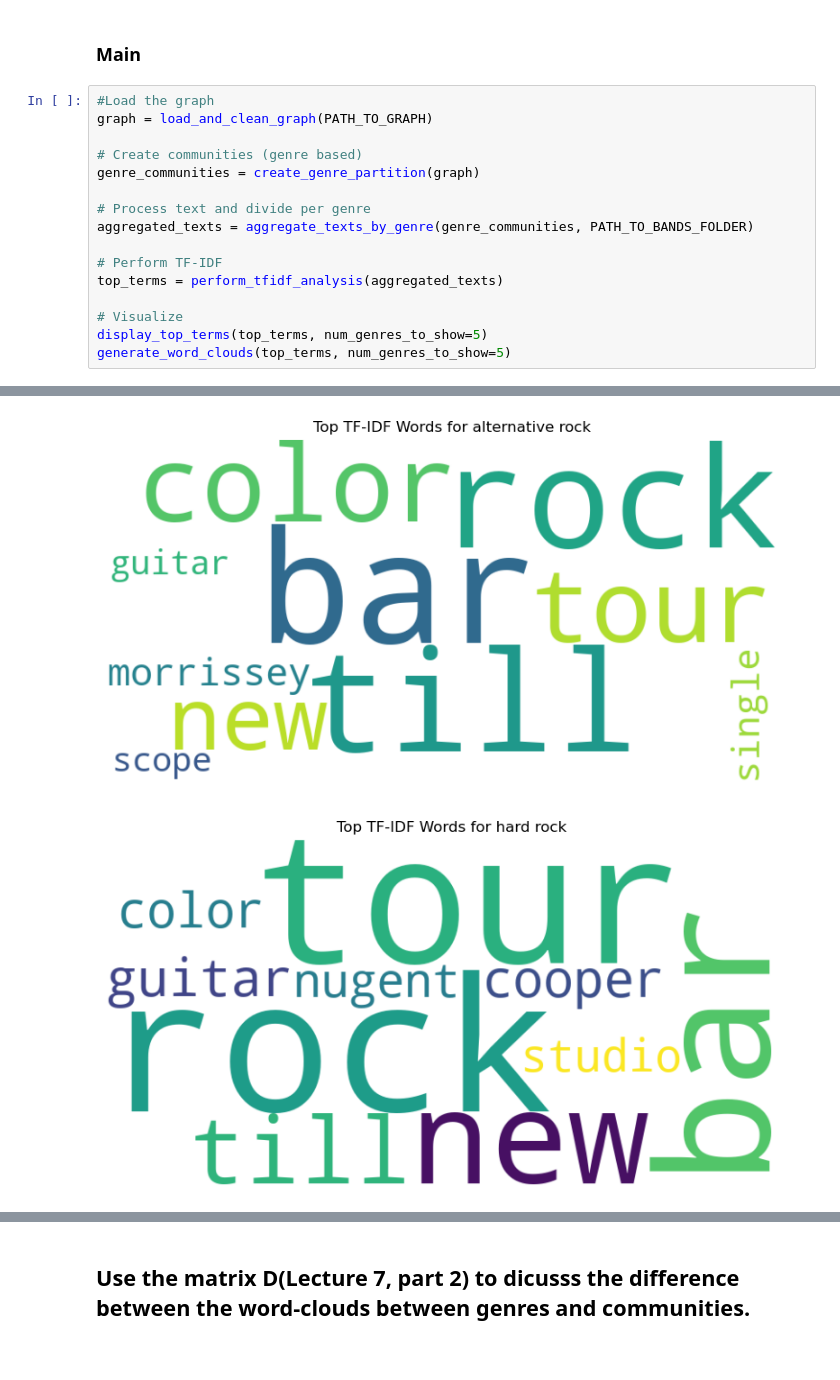
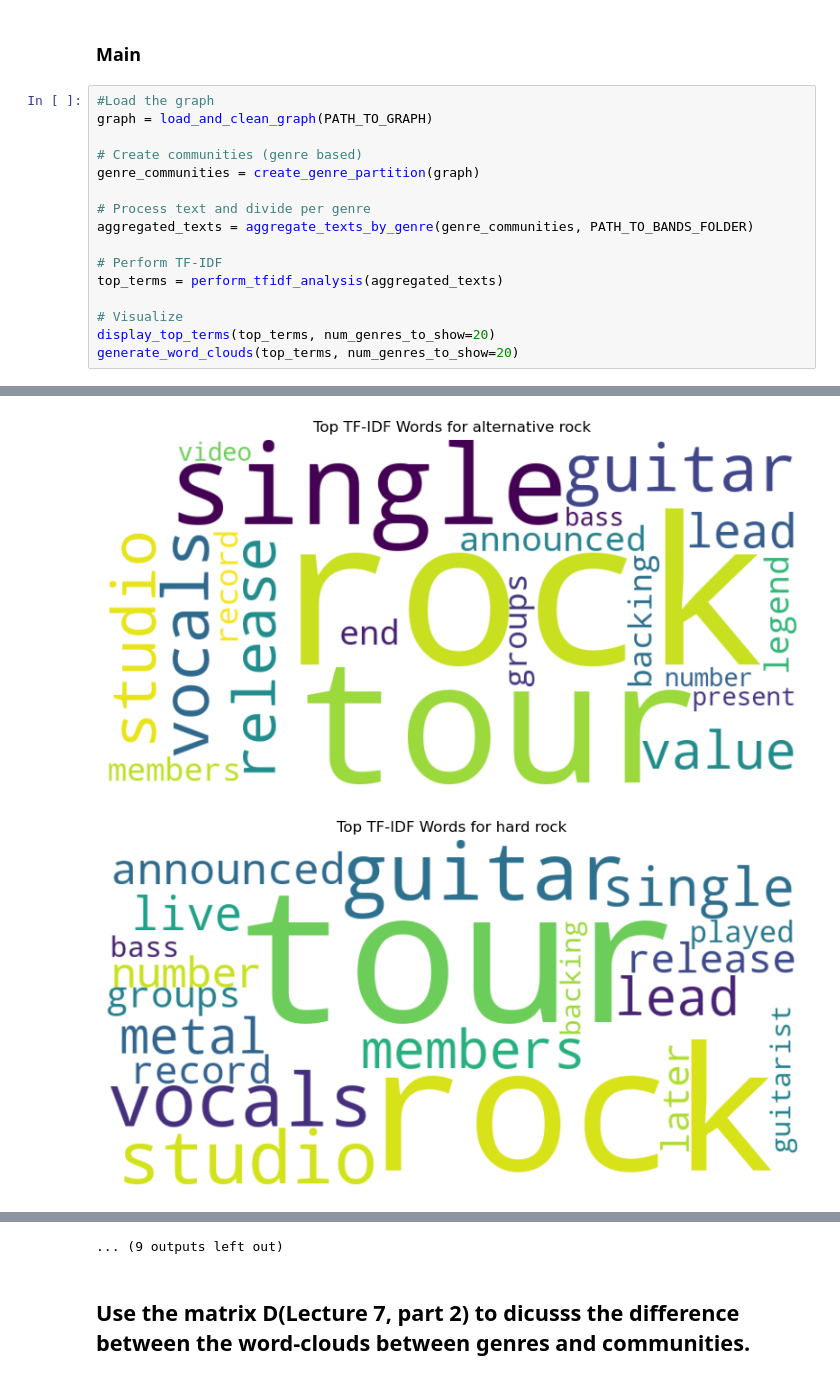
Before and after one commit to noanorgaard/SocialGraphs, a Jupyter notebook: Assignment2/Part3.ipynb, the cells around one changed output, grey strips where cells are left out. Drawn from its saved outputs; the diff is of its cells as text.

```diff
--- a/Assignment2/Part3.ipynb
+++ b/Assignment2/Part3.ipynb
@@ -232,8 +262,8 @@ aggregated_texts = aggregate_texts_by_genre(genre_communities, PATH_TO_BANDS_FOL
 top_terms = perform_tfidf_analysis(aggregated_texts)
 
 # Visualize
-display_top_terms(top_terms, num_genres_to_show=5)
-generate_word_clouds(top_terms, num_genres_to_show=5)
+display_top_terms(top_terms, num_genres_to_show=20)
+generate_word_clouds(top_terms, num_genres_to_show=20)
 # %% [output]
 Initial graph has 472 nodes and 5569 edges.
 Removed 15 nodes without edges. The graph now has 457 nodes.
@@ -257,2 +287,2 @@ bar (0.33), color (0.26), till (0.26), daughtry (0.23), text (0.20), rock (0.19)
-[figure, old version]
+[figure, new version]
-[figure, old version]
+[figure, new version]
@@ -260,3 +296,4 @@ bar (0.33), color (0.26), till (0.26), daughtry (0.23), text (0.20), rock (0.19)
+... (9 outputs left out)
 # %% [markdown]
 ## Use the matrix D(Lecture 7, part 2) to dicusss the difference between the word-clouds between genres and communities.
 # %%
```
Also changed, not shown: parts of 3 cells of this notebook, 1 other file.
